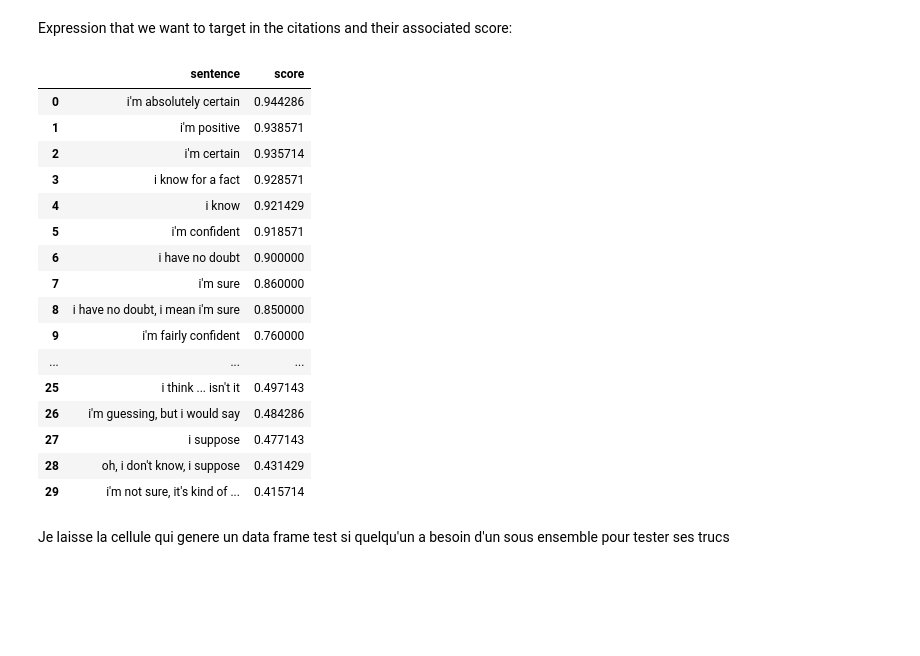
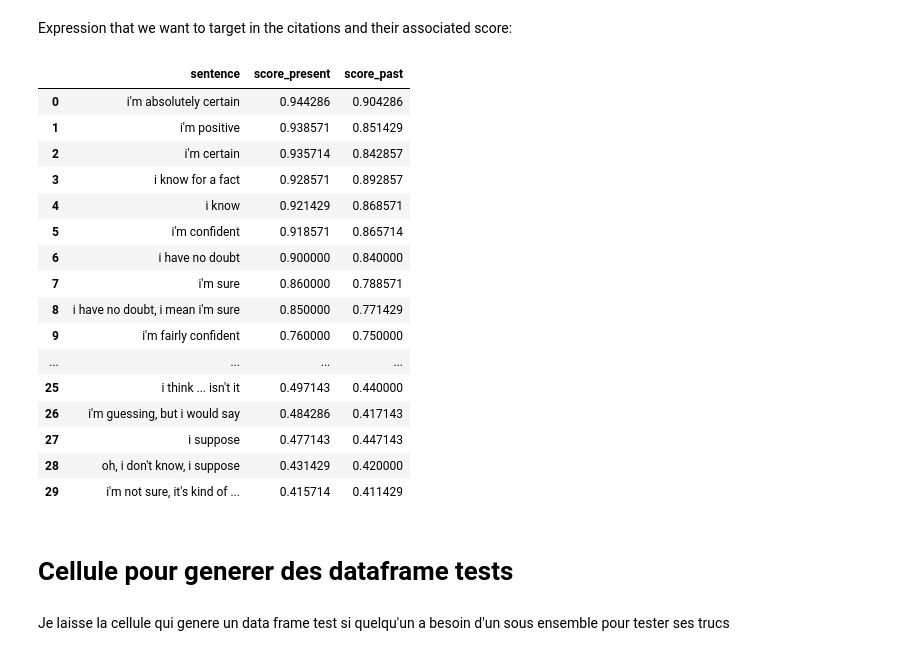
Before and after one commit to epfl-ada/ada-2021-project-teambis, a Jupyter notebook: Project_2_.ipynb, the cells around one changed output. Saved outputs shown, nothing was run; the diff lists cells and outputs as text; code cells hidden in the pictures; blank space fills up the shorter version.

Commit message:
Add files via upload
Task a faire + score tout set avec les citations passées

```diff
--- a/Project_2_.ipynb
+++ b/Project_2_.ipynb
@@ -311,40 +317,46 @@ with bz2.open(path, 'rb') as s_file:
 Expression that we want to target in the citations and their associated score:
 # %%
 #sentences and associated scores to be used as starting point (taken from the Wesson & Pulford paper)
-sentences = pd.DataFrame(columns = ['sentence', 'score'])
+sentences = pd.DataFrame(columns = ['sentence', 'score_present','score_past'])
 
 #il manque les expressions au passé
 #We also removed phrases that were in two parts (I think ... isn't it, I think ... but I can't be sure)
 sentences.sentence = ["I'm absolutely certain", "I'm positive", "I'm certain", "I know for a fact", "I know", "I'm confident", "I have no doubt", "I'm sure", "I have no doubt, I mean I'm sure", "I'm fairly confident", "I remember", "I believe", "I would say", "I suspect", "I could be mistaken but I'm sure", "I think", "I'm not completely confident, but I think", "I can't say for sure, but", "I think ... but I can't be sure", "I'm not certain but","I'm not sure but","... I think", "I guess", "I could be wrong, but I think", "I think, I think", "I think ... isn't it", "I'm guessing, but I would say", "I suppose", "Oh, I don't know, I suppose", "I'm not sure, it's kind of ..."]
 
+#sentences.tense = []
+
 #score in the article follow uk grading system (0-7, 7 being the best).
-sentences.score = [6.61, 6.57, 6.55, 6.5, 6.45, 6.43, 6.3, 6.02, 5.95, 5.32, 5.18, 4.86, 4.7, 4.68, 4.68, 4.66, 4.2, 4.16, 4.16, 4.14, 3.84, 3.75, 3.75, 3.68, 3.61, 3.48, 3.39, 3.34, 3.02, 2.91]
+sentences.score_present = [6.61, 6.57, 6.55, 6.5, 6.45, 6.43, 6.3, 6.02, 5.95, 5.32, 5.18, 4.86, 4.7, 4.68, 4.68, 4.66, 4.2, 4.16, 4.16, 4.14, 3.84, 3.75, 3.75, 3.68, 3.61, 3.48, 3.39, 3.34, 3.02, 2.91]
+sentences.score_past = [6.33, 5.96, 5.90, 6.25, 6.08, 6.06, 5.88, 5.52, 5.40, 5.25, 5.25, 4.56, 4.29, 4.25, 4.17, 4.06, 4.12, 3.81, 3.48, 3.65, 3.44, 3.40, 3.56, 3.67, 3.19, 3.08, 2.92, 3.13, 2.94, 2.88]
 
 #We change this to a 0-1 scale, as it is more intuitive.
-sentences.score = sentences['score'].apply(lambda x: x/7)
+sentences.score_present = sentences['score_present'].apply(lambda x: x/7)
+sentences.score_past = sentences['score_past'].apply(lambda x: x/7)
 
 #to enable proper comparison we need to case fold the expressions to avoid a missing
 sentences.sentence = sentences['sentence'].apply(lambda x: x.casefold())
 
 display(sentences)
 # %% [output]
-|  | sentence | score |
-| 0 | i'm absolutely certain | 0.944286 |
-| 1 | i'm positive | 0.938571 |
-| 2 | i'm certain | 0.935714 |
-| 3 | i know for a fact | 0.928571 |
-| 4 | i know | 0.921429 |
-| 5 | i'm confident | 0.918571 |
-| 6 | i have no doubt | 0.900000 |
-| 7 | i'm sure | 0.860000 |
-| 8 | i have no doubt, i mean i'm sure | 0.850000 |
-| 9 | i'm fairly confident | 0.760000 |
-| ... | ... | ... |
-| 25 | i think ... isn't it | 0.497143 |
-| 26 | i'm guessing, but i would say | 0.484286 |
-| 27 | i suppose | 0.477143 |
-| 28 | oh, i don't know, i suppose | 0.431429 |
-| 29 | i'm not sure, it's kind of ... | 0.415714 |
+|  | sentence | score_present | score_past |
+| 0 | i'm absolutely certain | 0.944286 | 0.904286 |
+| 1 | i'm positive | 0.938571 | 0.851429 |
+| 2 | i'm certain | 0.935714 | 0.842857 |
+| 3 | i know for a fact | 0.928571 | 0.892857 |
+| 4 | i know | 0.921429 | 0.868571 |
+| 5 | i'm confident | 0.918571 | 0.865714 |
+| 6 | i have no doubt | 0.900000 | 0.840000 |
+| 7 | i'm sure | 0.860000 | 0.788571 |
+| 8 | i have no doubt, i mean i'm sure | 0.850000 | 0.771429 |
+| 9 | i'm fairly confident | 0.760000 | 0.750000 |
+| ... | ... | ... | ... |
+| 25 | i think ... isn't it | 0.497143 | 0.440000 |
+| 26 | i'm guessing, but i would say | 0.484286 | 0.417143 |
+| 27 | i suppose | 0.477143 | 0.447143 |
+| 28 | oh, i don't know, i suppose | 0.431429 | 0.420000 |
+| 29 | i'm not sure, it's kind of ... | 0.415714 | 0.411429 |
+# %% [markdown]
+# Cellule pour generer des dataframe tests
 # %% [markdown]
 Je laisse la cellule qui genere un data frame test si quelqu'un a besoin d'un sous ensemble pour tester ses trucs
 # %%
```
Also changed, not shown: parts of 11 cells of this notebook.
